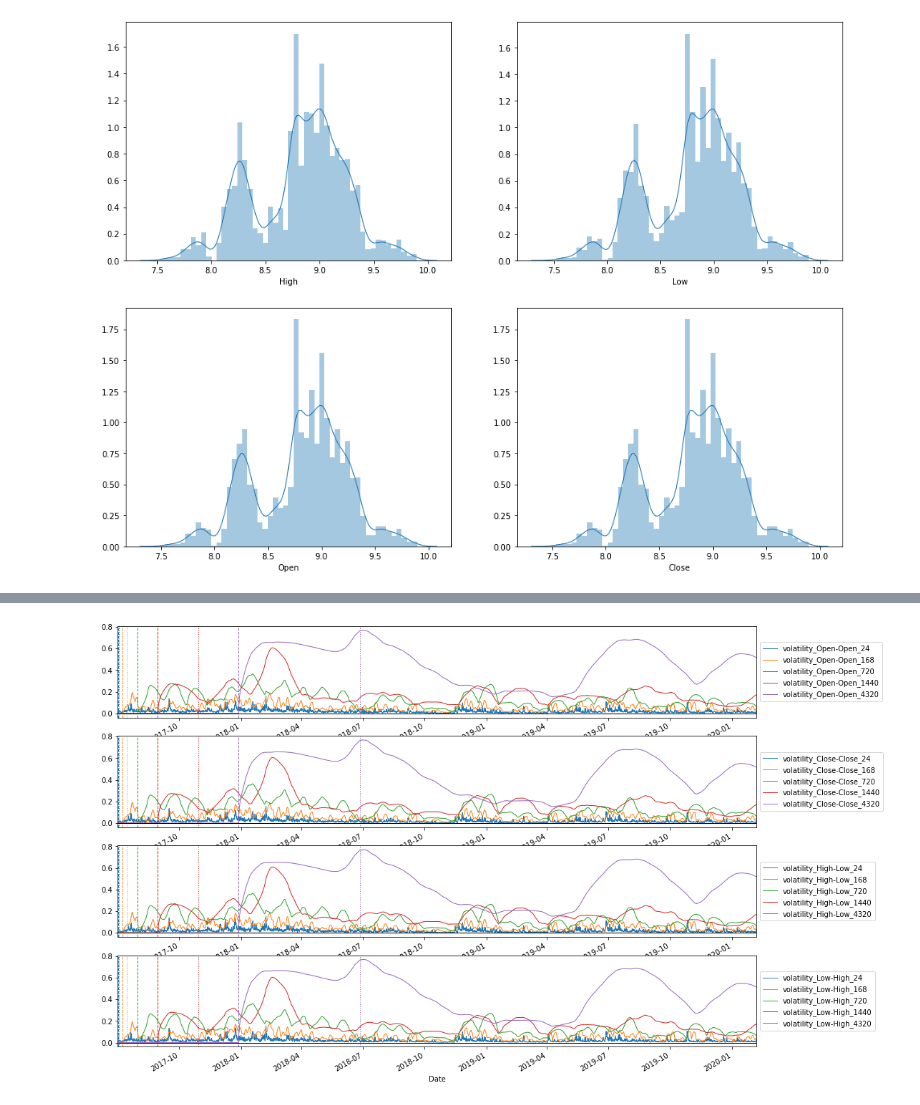
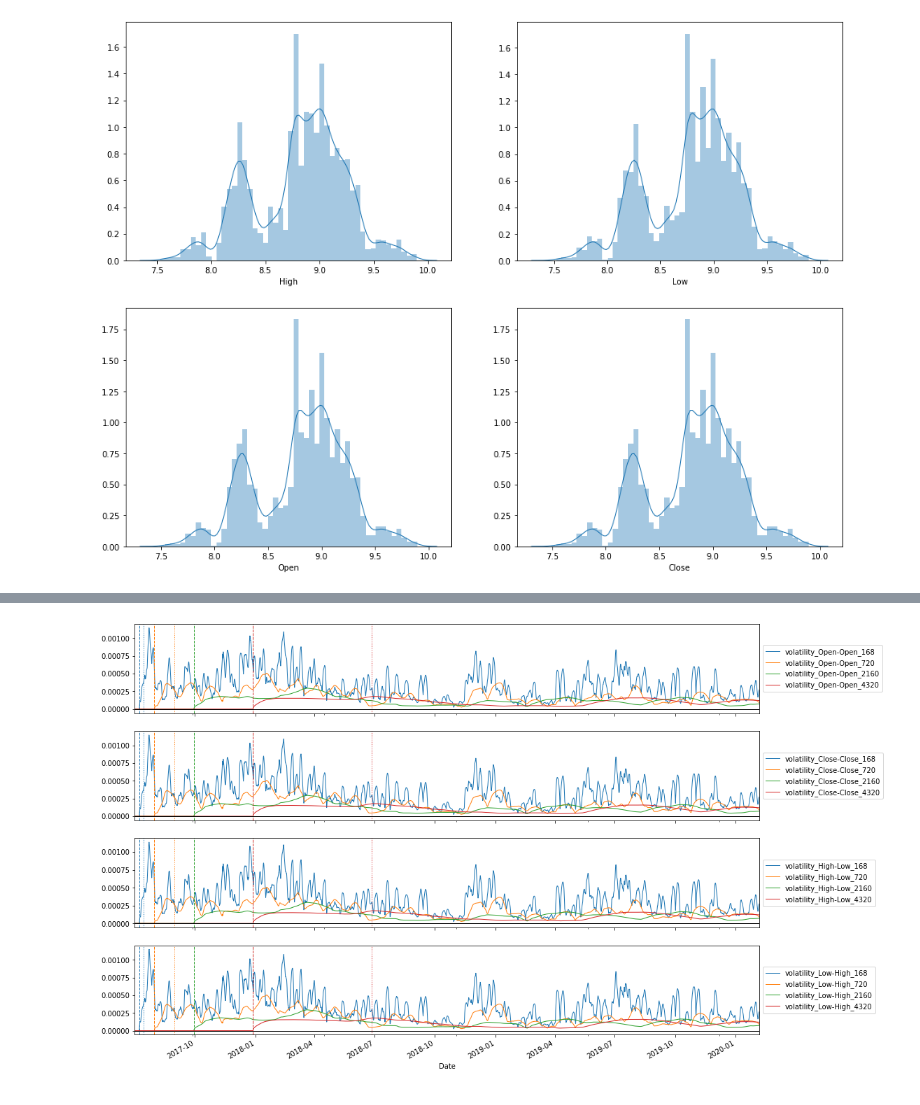
Before and after one commit to Lubricy/notebooks, a Jupyter notebook: volatility.ipynb, the cells around one changed output, grey strips where cells are left out. Drawn from its saved outputs; the diff is of its cells as text; code cells hidden in the pictures.

```diff
--- a/volatility.ipynb
+++ b/volatility.ipynb
@@ -57,3 +47,6 @@ end_date = '2019-07-01' #@param {type:"date"}
 # %%
 modes = ['Open-Open', 'Close-Close', 'High-Low', 'Low-High']
+windows = [3,6,12] + [days * 24
+                      for days
+                      in [1,7,30, 90, 180]] # day, week, month, quarter, half-year
 # %%
@@ -69,17 +62,17 @@ def calculate_return_volatility(data, pv_fv=modes, windows = [24, 7 * 24, 30 * 2
       data.loc[:, f'volatility_{mode}_{window}'] = np.append(volatility, [0]*window)
-# %%
-def plot_data(name, data, pv_fv=modes, windows = [24, 7 * 24, 30 * 24, 60 * 24, 180 * 24], bars=[1]):
-  plots = len(pv_fv)
-  linestyles = ['-','--', ':']
-  for index, mode in enumerate(pv_fv, start=1):
-    plt.subplot(plots, 1, index)
-    for wid, window in enumerate(windows):
-      data[f'{name}_{mode}_{window}'].plot()
-      for bar in bars:
-        plt.axvline(x=data.index[-1] + timedelta(hours=window * bar), ls=linestyles[bar], color=f'C{wid}')
-    plt.axhline(color='k')
-    plt.legend(loc='center left', bbox_to_anchor=(1, 0.5))
-  plt.show()
 # %%
 calculate_return_volatility(data)
+# %%
+def plot_data(name, data, pv_fv=modes, windows = windows, bars=[1]):
+  plots = len(pv_fv)
+  linestyles = ['-','--', ':']
+  fig, axs = plt.subplots(plots, 1, sharex=True)
+  for index, mode in enumerate(pv_fv):
+    for wid, window in enumerate(windows):
+      data[f'{name}_{mode}_{window}'].plot(ax=axs[index])
+      for bar in bars:
+        axs[index].axvline(x=data.index[-1] + timedelta(hours=window * bar), ls=linestyles[bar], color=f'C{wid}')
+    axs[index].axhline(color='k')
+    axs[index].legend(loc='center left', bbox_to_anchor=(1, 0.5))
+  fig.show()
 # %%
@@ -89,5 +96,5 @@ plot_data('LogReturn', data)
 # %%
-plot_data('volatility', data, bars=[1,2])
+plot_data('volatility', data, bars=[1,2], windows=windows[4:])
 # %% [output]
-[figure, old version]
+[figure, new version]
 # %%
```
Also changed, not shown: parts of 12 cells of this notebook.
